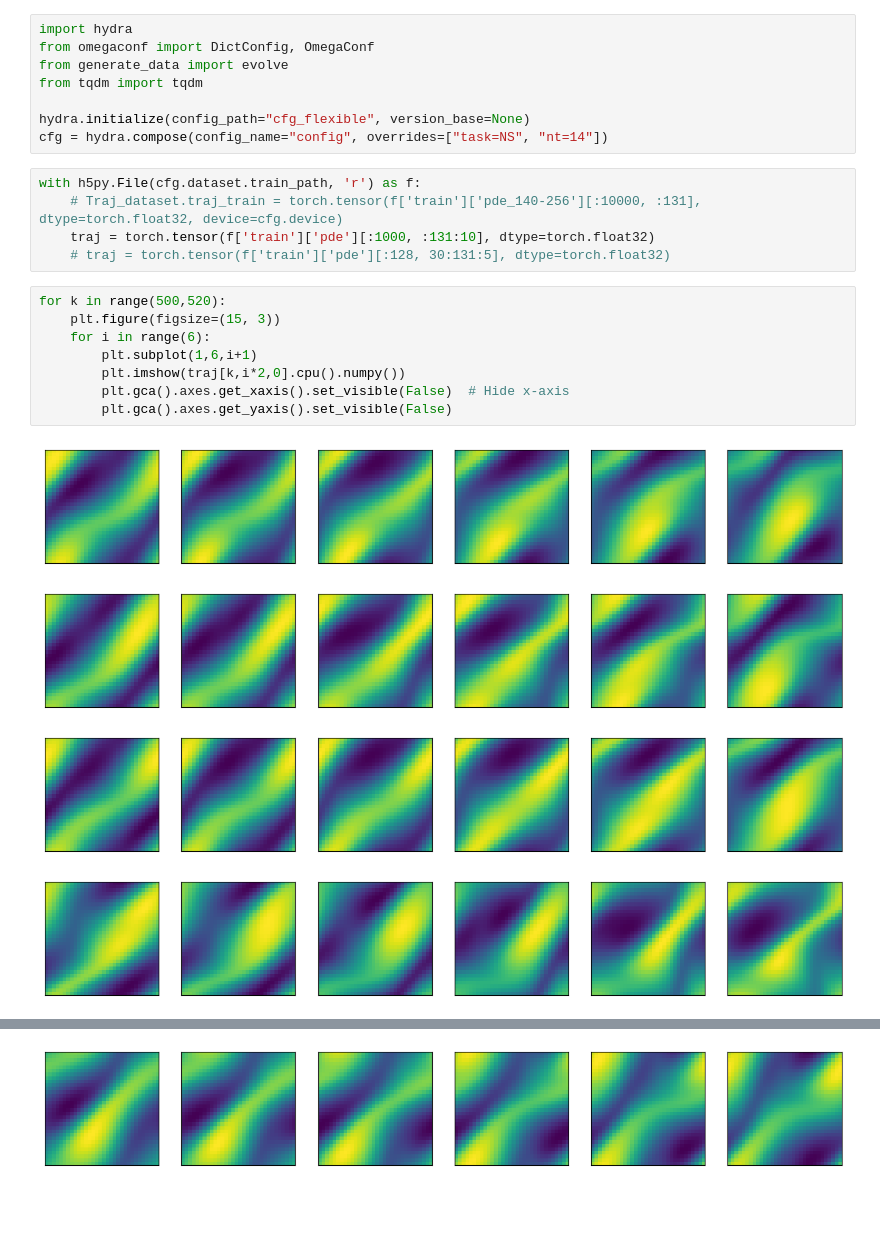
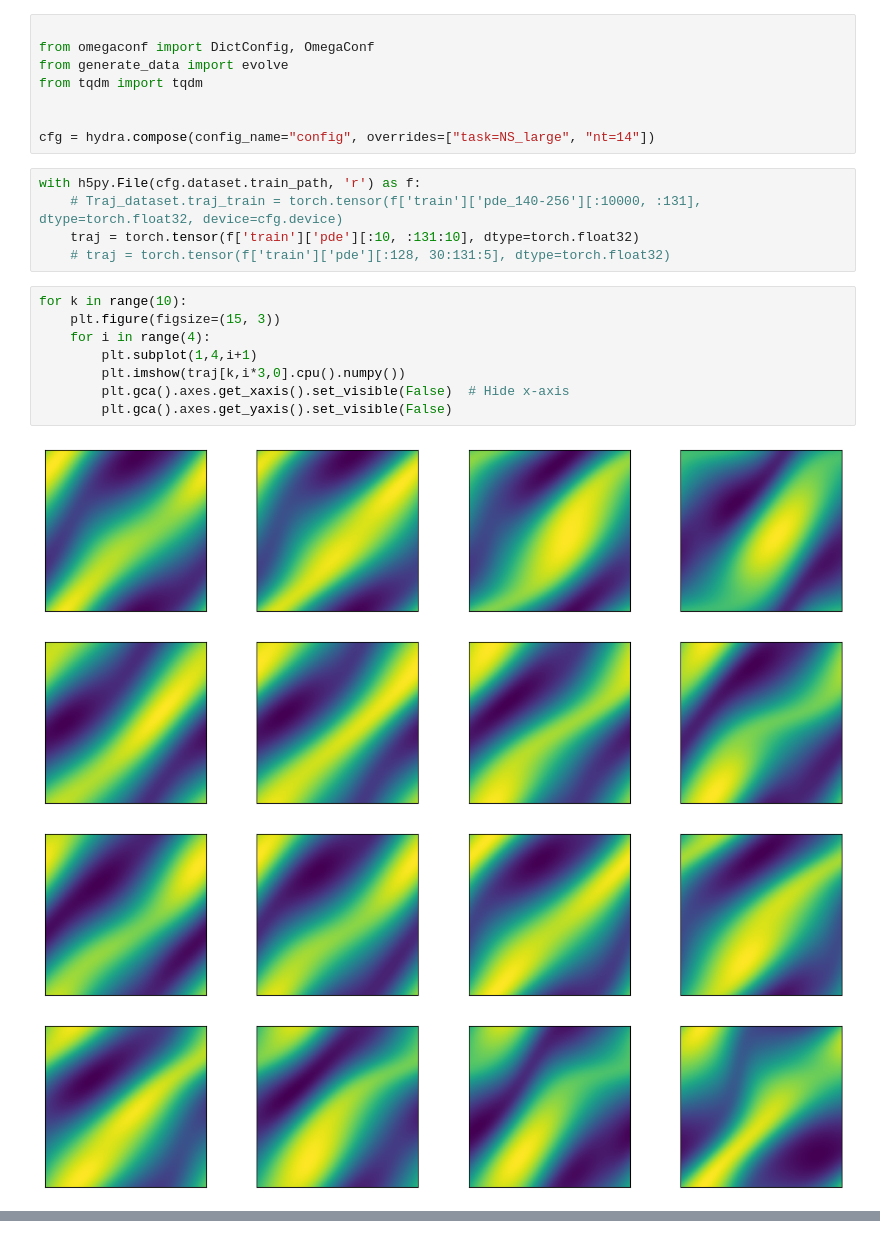
Before and after one commit to yegonkim/stap, a Jupyter notebook: diversity_visualization_ns_traj.ipynb, the cells around one changed output, grey strips where cells are left out. Drawn from its saved outputs; the diff is of its cells as text; blank space fills up the shorter version.

```diff
--- a/diversity_visualization_ns_traj.ipynb
+++ b/diversity_visualization_ns_traj.ipynb
@@ -11,26 +13,26 @@ device = torch.device('cuda' if torch.cuda.is_available() else 'cpu')
 # %%
-import hydra
+
 from omegaconf import DictConfig, OmegaConf
 from generate_data import evolve
 from tqdm import tqdm
 
-hydra.initialize(config_path="cfg_flexible", version_base=None)
-cfg = hydra.compose(config_name="config", overrides=["task=NS", "nt=14"])
+
+cfg = hydra.compose(config_name="config", overrides=["task=NS_large", "nt=14"])
 # %%
 with h5py.File(cfg.dataset.train_path, 'r') as f:
     # Traj_dataset.traj_train = torch.tensor(f['train']['pde_140-256'][:10000, :131], dtype=torch.float32, device=cfg.device)
-    traj = torch.tensor(f['train']['pde'][:1000, :131:10], dtype=torch.float32)
+    traj = torch.tensor(f['train']['pde'][:10, :131:10], dtype=torch.float32)
     # traj = torch.tensor(f['train']['pde'][:128, 30:131:5], dtype=torch.float32)
 # %%
-for k in range(500,520):
+for k in range(10):
     plt.figure(figsize=(15, 3))
-    for i in range(6):
-        plt.subplot(1,6,i+1)
-        plt.imshow(traj[k,i*2,0].cpu().numpy())
+    for i in range(4):
+        plt.subplot(1,4,i+1)
+        plt.imshow(traj[k,i*3,0].cpu().numpy())
         plt.gca().axes.get_xaxis().set_visible(False)  # Hide x-axis
         plt.gca().axes.get_yaxis().set_visible(False)
 # %% [output]
-[figure, old version]
+[figure, new version]
-[figure, old version]
+[figure, new version]
-[figure, old version]
+[figure, new version]
-[figure, old version]
+[figure, new version]
@@ -43 +44,0 @@ for k in range(500,520):
-[figure, removed]
```
Also changed, not shown: parts of 2 cells of this notebook, 32 other files.
